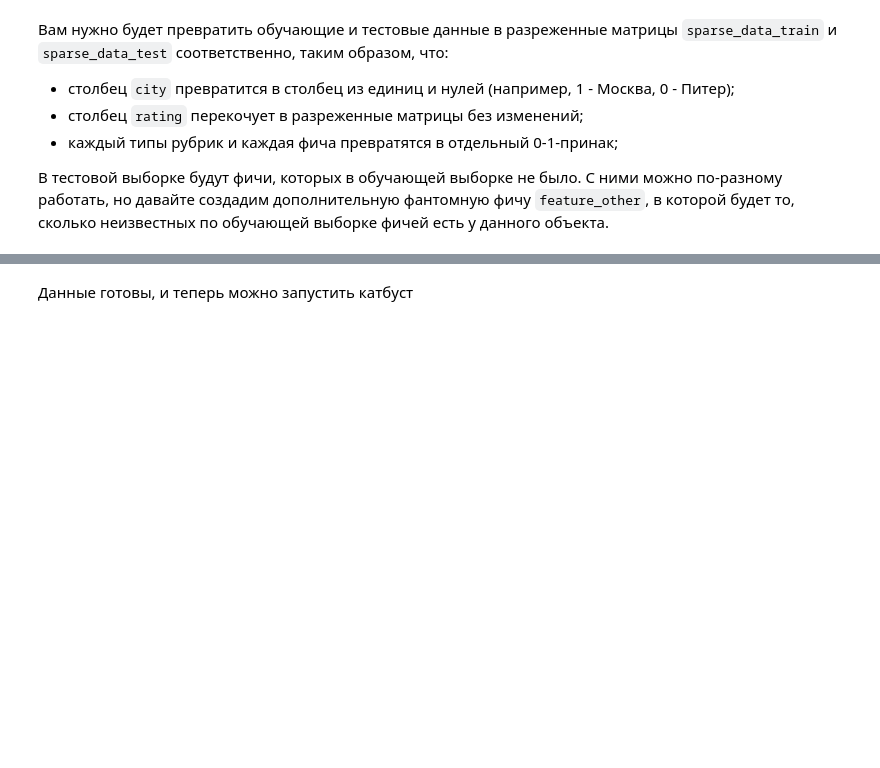
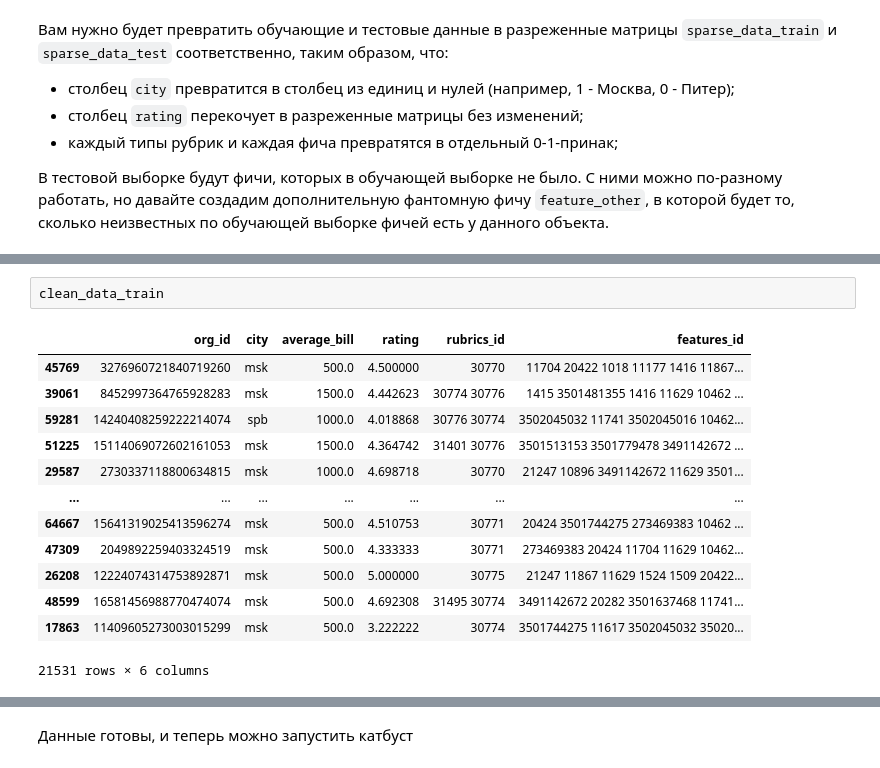
Before and after one commit to abglnv/yandex-ml-handbook, a Jupyter notebook: introduction/autohw_intro_ML_92e1d33a4d.ipynb, the cells around one changed output, grey strips where cells are left out. Saved outputs shown, nothing was run; the diff lists cells and outputs as text; blank space fills up the shorter version.

```diff
--- a/introduction/autohw_intro_ML_92e1d33a4d.ipynb
+++ b/introduction/autohw_intro_ML_92e1d33a4d.ipynb
@@ -810,0 +757,16 @@ print(train_final.head())
+# %%
+clean_data_train
+# %% [output]
+|  | org_id | city | average_bill | rating | rubrics_id | features_id |
+| 45769 | 3276960721840719260 | msk | 500.0 | 4.500000 | 30770 | 11704 20422 1018 11177 1416 11867... |
+| 39061 | 8452997364765928283 | msk | 1500.0 | 4.442623 | 30774 30776 | 1415 3501481355 1416 11629 10462 ... |
+| 59281 | 14240408259222214074 | spb | 1000.0 | 4.018868 | 30776 30774 | 3502045032 11741 3502045016 10462... |
+| 51225 | 15114069072602161053 | msk | 1500.0 | 4.364742 | 31401 30776 | 3501513153 3501779478 3491142672 ... |
+| 29587 | 2730337118800634815 | msk | 1000.0 | 4.698718 | 30770 | 21247 10896 3491142672 11629 3501... |
+| ... | ... | ... | ... | ... | ... | ... |
+| 64667 | 15641319025413596274 | msk | 500.0 | 4.510753 | 30771 | 20424 3501744275 273469383 10462 ... |
+| 47309 | 2049892259403324519 | msk | 500.0 | 4.333333 | 30771 | 273469383 20424 11704 11629 10462... |
+| 26208 | 12224074314753892871 | msk | 500.0 | 5.000000 | 30775 | 21247 11867 11629 1524 1509 20422... |
+| 48599 | 16581456988770474074 | msk | 500.0 | 4.692308 | 31495 30774 | 3491142672 20282 3501637468 11741... |
+| 17863 | 11409605273003015299 | msk | 500.0 | 3.222222 | 30774 | 3501744275 11617 3502045032 35020... |
+21531 rows × 6 columns
```
Also changed, not shown: parts of 8 cells of this notebook.
